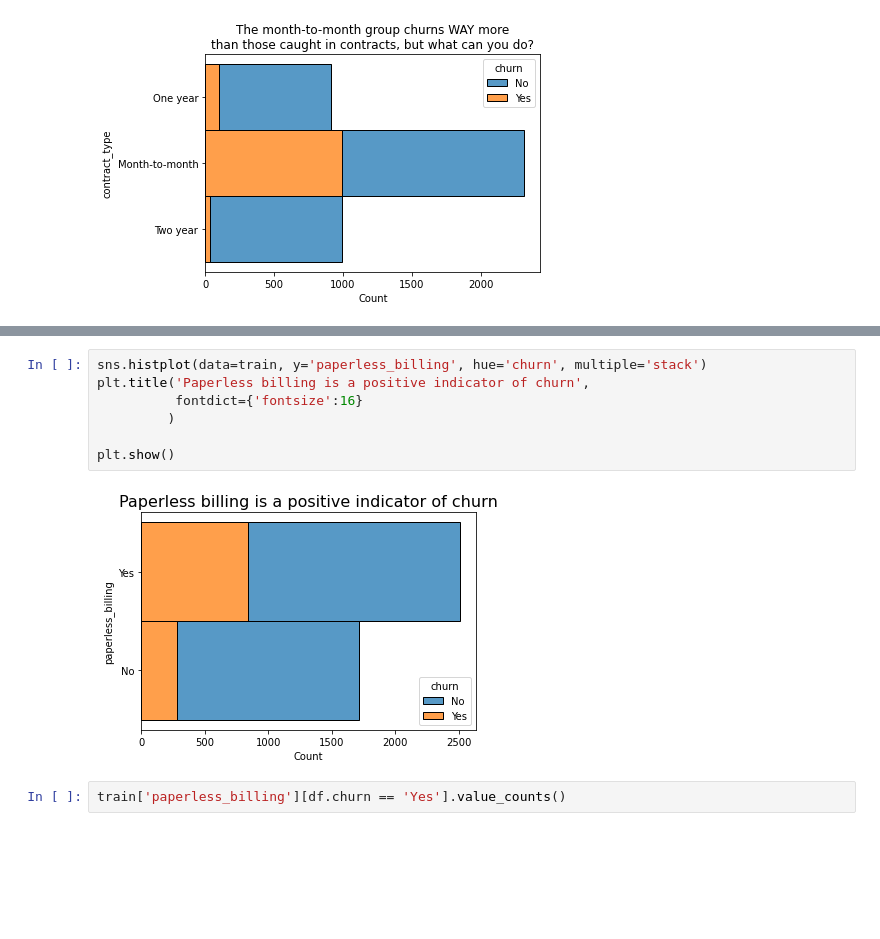
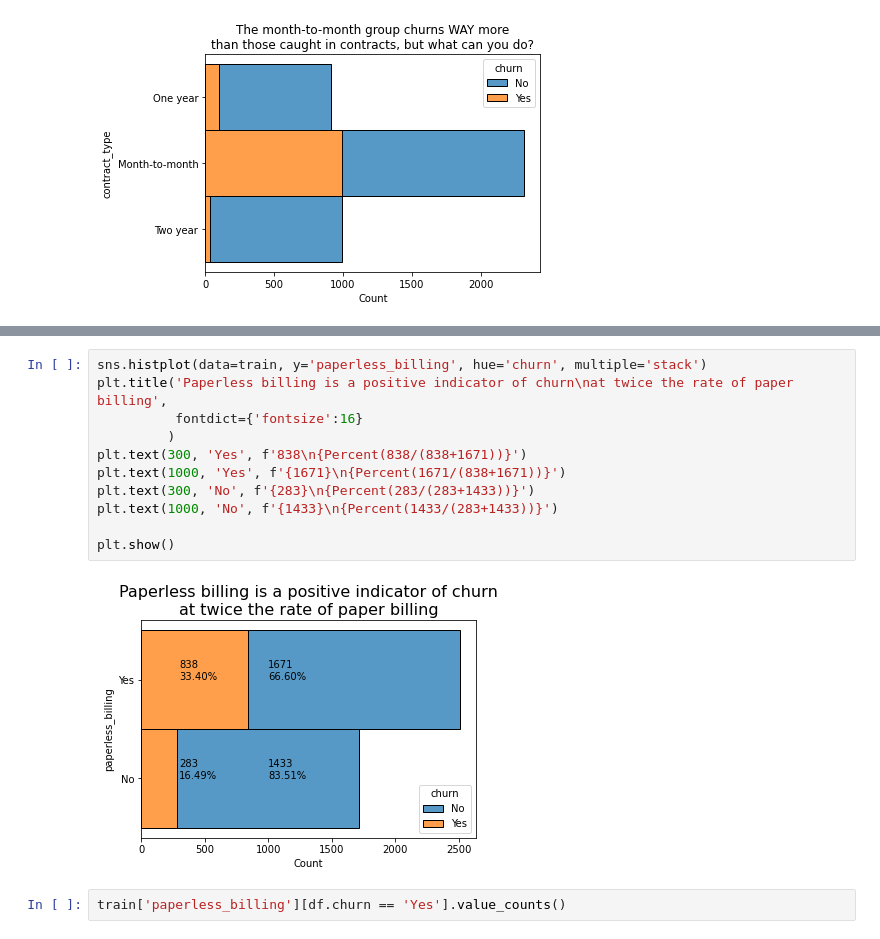
Before and after one commit to David-Howell/telco-churn, a Jupyter notebook: telco_exploration_notebook.ipynb, the cells around one changed output, grey strips where cells are left out. Saved outputs shown, nothing was run; the diff lists cells and outputs as text; blank space fills up the shorter version.

```diff
--- a/telco_exploration_notebook.ipynb
+++ b/telco_exploration_notebook.ipynb
@@ -380,13 +394,17 @@ train['contract_type'][df.churn == 'No'].value_counts()
 [interactive output not drawn]
 # %%
 sns.histplot(data=train, y='paperless_billing', hue='churn', multiple='stack')
-plt.title('Paperless billing is a positive indicator of churn',
+plt.title('Paperless billing is a positive indicator of churn\nat twice the rate of paper billing',
           fontdict={'fontsize':16}
          )
+plt.text(300, 'Yes', f'838\n{Percent(838/(838+1671))}')
+plt.text(1000, 'Yes', f'{1671}\n{Percent(1671/(838+1671))}')
+plt.text(300, 'No', f'{283}\n{Percent(283/(283+1433))}')
+plt.text(1000, 'No', f'{1433}\n{Percent(1433/(283+1433))}')
 
 plt.show()
 # %% [output]
-[figure, old version]
+[figure, new version]
 # %%
 train['paperless_billing'][df.churn == 'Yes'].value_counts()
 # %% [output]
```
Also changed, not shown: parts of 56 cells of this notebook.
